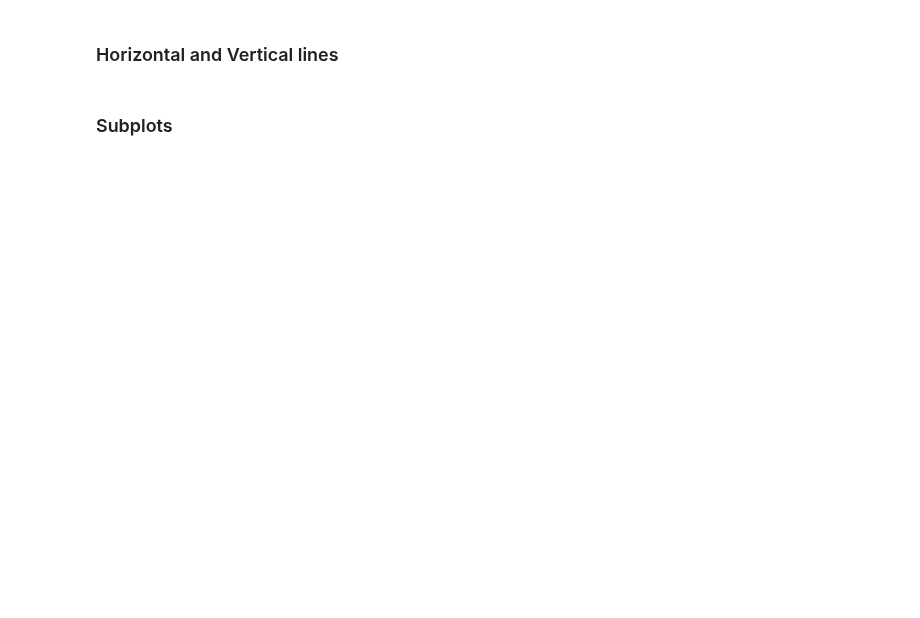
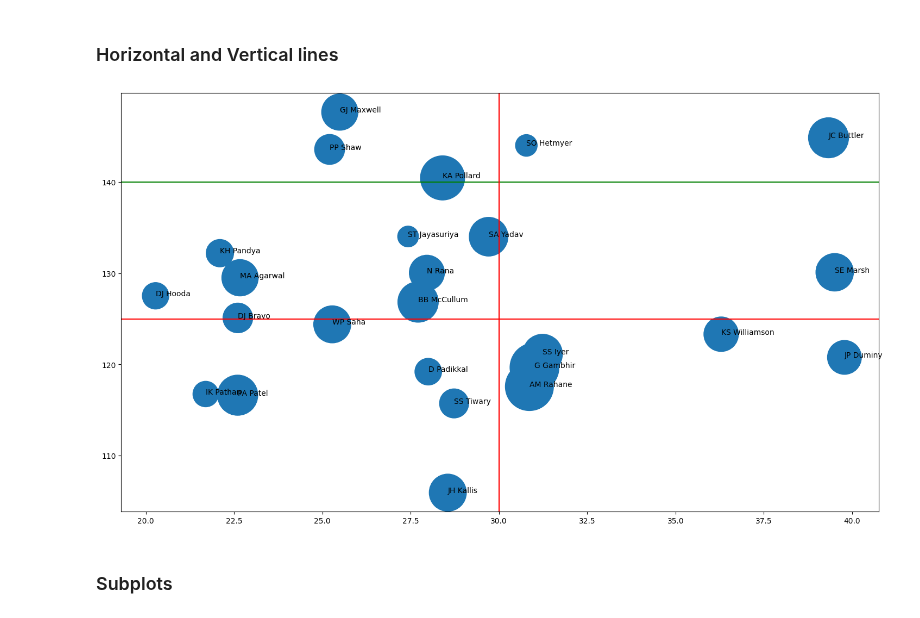
Before and after one commit to GitTanish/lvlPython, a Jupyter notebook: visualizations/Advanced_Matplotlib.ipynb, the cells around one changed output. Drawn from its saved outputs; the diff is of its cells as text; code cells hidden in the pictures; blank space fills up the shorter version.

```diff
--- a/visualizations/Advanced_Matplotlib.ipynb
+++ b/visualizations/Advanced_Matplotlib.ipynb
@@ -56,0 +66,2 @@ batters.shape
+# %%
+sample_df = batters.head(100).sample(25,random_state=5)
@@ -74,13 +110,15 @@ plt.text(4,8,'Point 4',fontdict={'size':12,'color':'brown'})
 # %%
 plt.figure(figsize=(18,10))
 plt.scatter(sample_df['avg'],sample_df['strike_rate'],s=sample_df['runs'])
 
-plt.axhline(130,color='red')
-plt.axhline(140,color='green')
-plt.axvline(30,color='red')
+plt.axhline(125, color = 'red')
+plt.axhline(140, color= 'green')
+plt.axvline(30, color='red')
 
 for i in range(sample_df.shape[0]):
   plt.text(sample_df['avg'].values[i],sample_df['strike_rate'].values[i],sample_df['batter'].values[i])
+# %% [output]
+[figure, added]
 # %% [markdown]
 ### Subplots
 # %%
```
Also changed, not shown: parts of 13 cells of this notebook.
